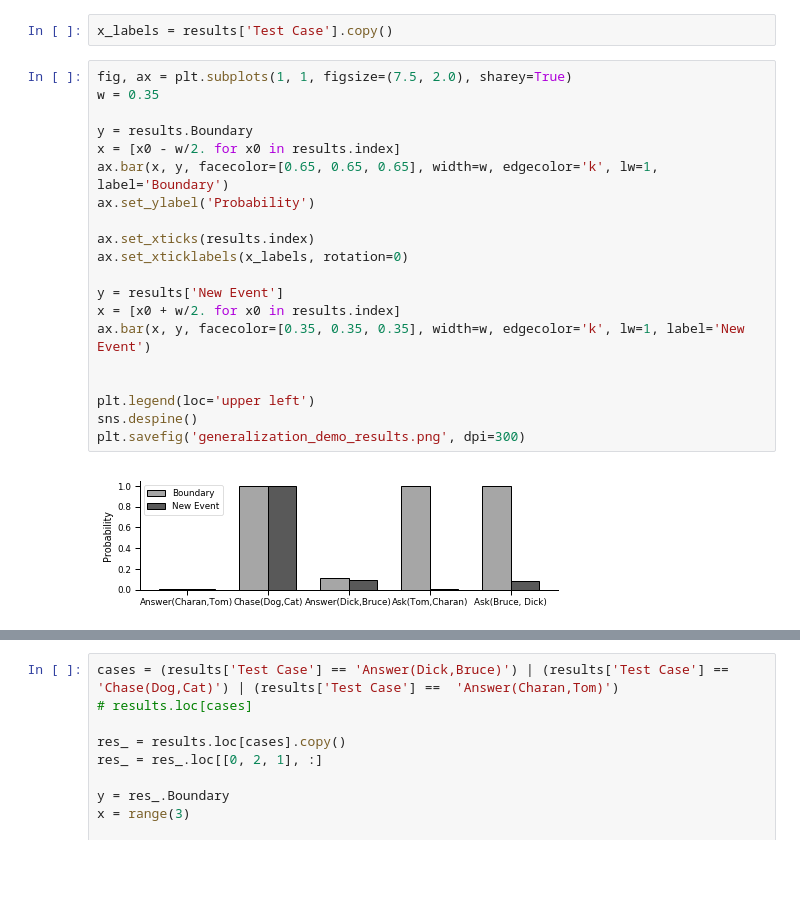
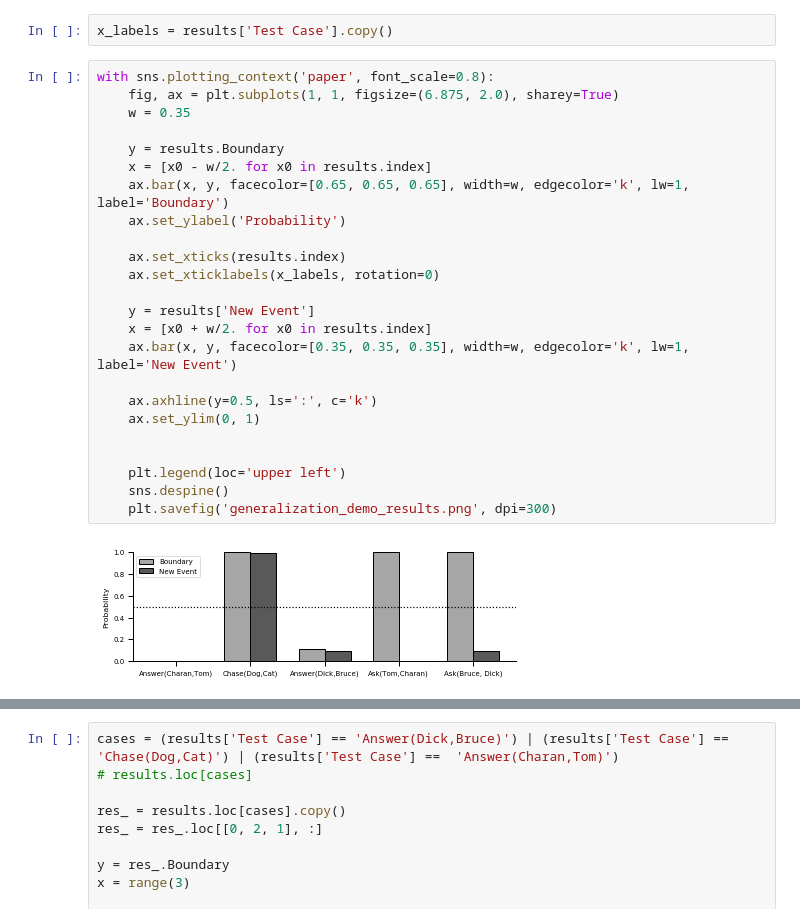
Before and after one commit to nicktfranklin/SEM_paper_simulations, a Jupyter notebook: Segmentation - Generalizing Structure.ipynb, the cells around one changed output, grey strips where cells are left out. Saved outputs shown, nothing was run; the diff lists cells and outputs as text; blank space fills up the shorter version.

```diff
--- a/Segmentation - Generalizing Structure.ipynb
+++ b/Segmentation - Generalizing Structure.ipynb
@@ -598,24 +615,28 @@ results
 # %%
 x_labels = results['Test Case'].copy()
 # %%
-fig, ax = plt.subplots(1, 1, figsize=(7.5, 2.0), sharey=True)
-w = 0.35
+with sns.plotting_context('paper', font_scale=0.8):
+    fig, ax = plt.subplots(1, 1, figsize=(6.875, 2.0), sharey=True)
+    w = 0.35
 
-y = results.Boundary
-x = [x0 - w/2. for x0 in results.index]
-ax.bar(x, y, facecolor=[0.65, 0.65, 0.65], width=w, edgecolor='k', lw=1, label='Boundary')
-ax.set_ylabel('Probability')
+    y = results.Boundary
+    x = [x0 - w/2. for x0 in results.index]
+    ax.bar(x, y, facecolor=[0.65, 0.65, 0.65], width=w, edgecolor='k', lw=1, label='Boundary')
+    ax.set_ylabel('Probability')
 
-ax.set_xticks(results.index)
-ax.set_xticklabels(x_labels, rotation=0)
+    ax.set_xticks(results.index)
+    ax.set_xticklabels(x_labels, rotation=0)
 
-y = results['New Event']
-x = [x0 + w/2. for x0 in results.index]
-ax.bar(x, y, facecolor=[0.35, 0.35, 0.35], width=w, edgecolor='k', lw=1, label='New Event')
+    y = results['New Event']
+    x = [x0 + w/2. for x0 in results.index]
+    ax.bar(x, y, facecolor=[0.35, 0.35, 0.35], width=w, edgecolor='k', lw=1, label='New Event')
+
+    ax.axhline(y=0.5, ls=':', c='k')
+    ax.set_ylim(0, 1)
 
 
-plt.legend(loc='upper left')
-sns.despine()
-plt.savefig('generalization_demo_results.png', dpi=300)
+    plt.legend(loc='upper left')
+    sns.despine()
+    plt.savefig('generalization_demo_results.png', dpi=300)
 # %% [output]
-[figure, old version]
+[figure, new version]
```
Also changed, not shown: parts of 41 cells of this notebook, 8 other files.
